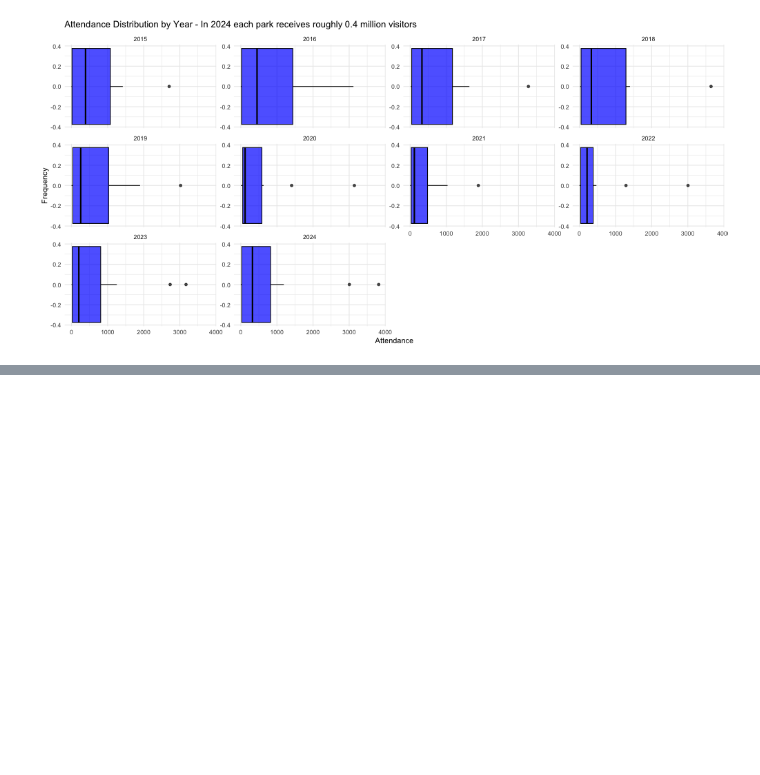
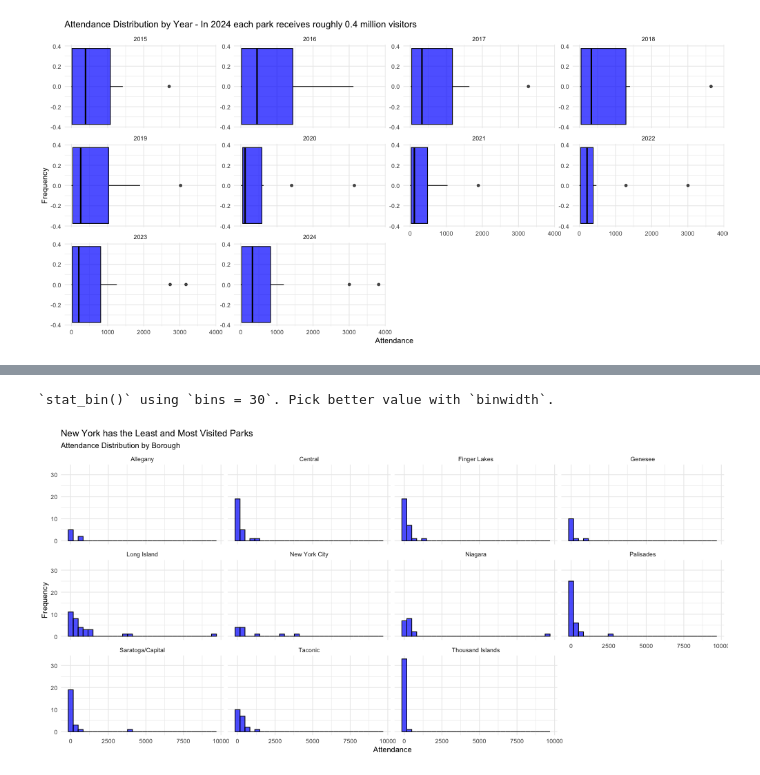
Before and after one commit to yatingw24/pitch, a Jupyter notebook: distributions.ipynb, the cells around one changed output, grey strips where cells are left out. Saved outputs shown, nothing was run; the diff lists cells and outputs as text; code cells hidden in the pictures; blank space fills up the shorter version.

```diff
--- a/distributions.ipynb
+++ b/distributions.ipynb
@@ -252,0 +253,13 @@ ggplot(NYC, aes(x = Attendance)) +
+# %%
+%%R -w 1000
+ggplot(data %>% filter(Year==2024), aes(x = Attendance)) +
+  geom_histogram(fill = "blue", color = "black", alpha = 0.7) +
+  facet_wrap(~`OPRHP Region`) +
+  labs(title = "New York has the Least and Most Visited Parks",
+  subtitle = "Attendance Distribution by Borough",
+       x = "Attendance",
+       y = "Frequency") +
+  theme_minimal()
+# %% [output]
+`stat_bin()` using `bins = 30`. Pick better value with `binwidth`.
+[figure, added]
```
Also changed, not shown: parts of 1 cell of this notebook.
